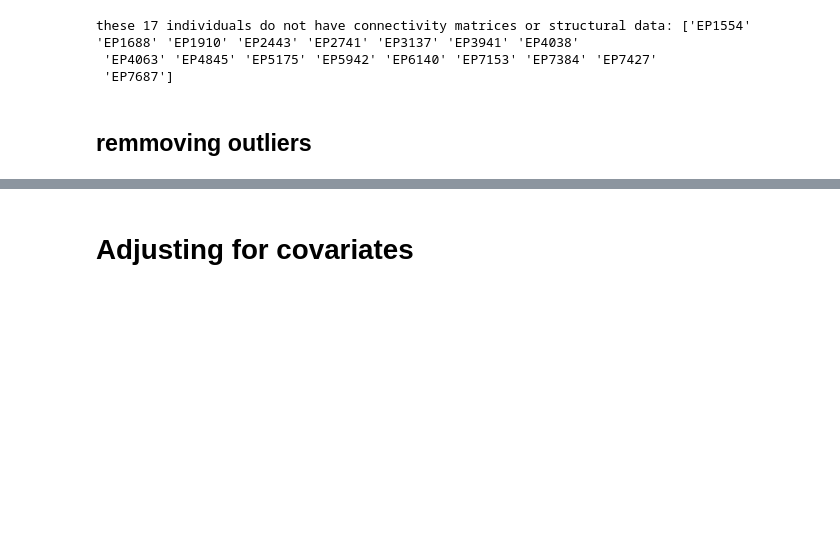
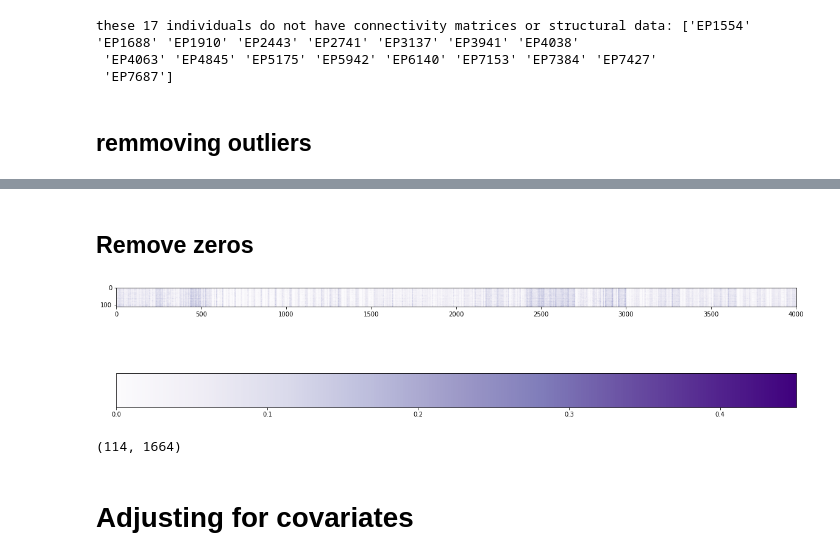
Before and after one commit to lehai-ml/schizophrenia_PRS, a Jupyter notebook: results_schizophrenia.ipynb, the cells around one changed output, grey strips where cells are left out. Saved outputs shown, nothing was run; the diff lists cells and outputs as text; code cells hidden in the pictures; blank space fills up the shorter version.

```diff
--- a/results_schizophrenia.ipynb
+++ b/results_schizophrenia.ipynb
@@ -125,4 +125,20 @@ print(combinations.shape)
 (4005,)
+# %% [markdown]
+## Remove zeros
+# %%
+fig,ax=plt.subplots(figsize=(20,10))
+im=ax.imshow(inputs_european_connectivity_matrices_schizophrenia,cmap='Purples')
+fig.colorbar(im,orientation='horizontal',pad=0.2)
+plt.show()
+# %% [output]
+[figure, added]
+# %%
+features_to_be_removed=np.asarray([i for i in range(0,4005) if len(np.where(inputs_european_connectivity_matrices_schizophrenia[:,i]==0)[0])/114 >= 0.5])
+inputs_european_connectivity_matrices_schizophrenia_removed_zeros=np.delete(inputs_european_connectivity_matrices_schizophrenia,features_to_be_removed,axis=1)
+combinations_without_zeros=np.delete(combinations,features_to_be_removed)
+inputs_european_connectivity_matrices_schizophrenia_removed_zeros.shape
+# %% [output]
+(114, 1664)
 # %% [markdown]
 # Adjusting for covariates
 # %%
```
Also changed, not shown: parts of 19 cells of this notebook, 1 other file.
